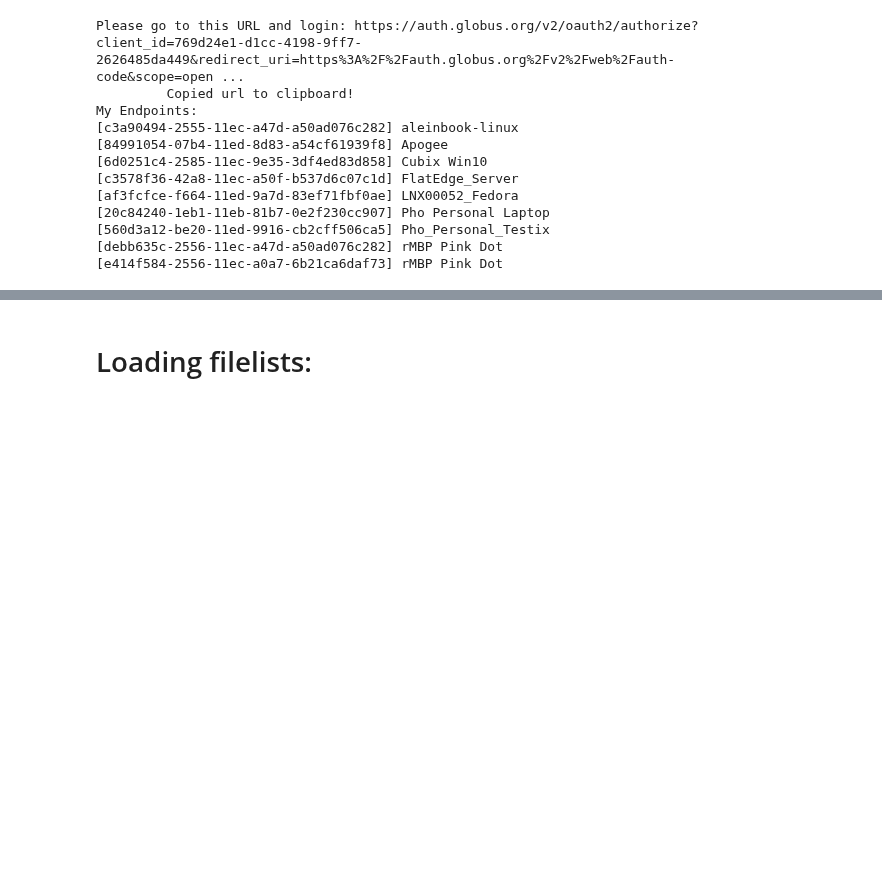
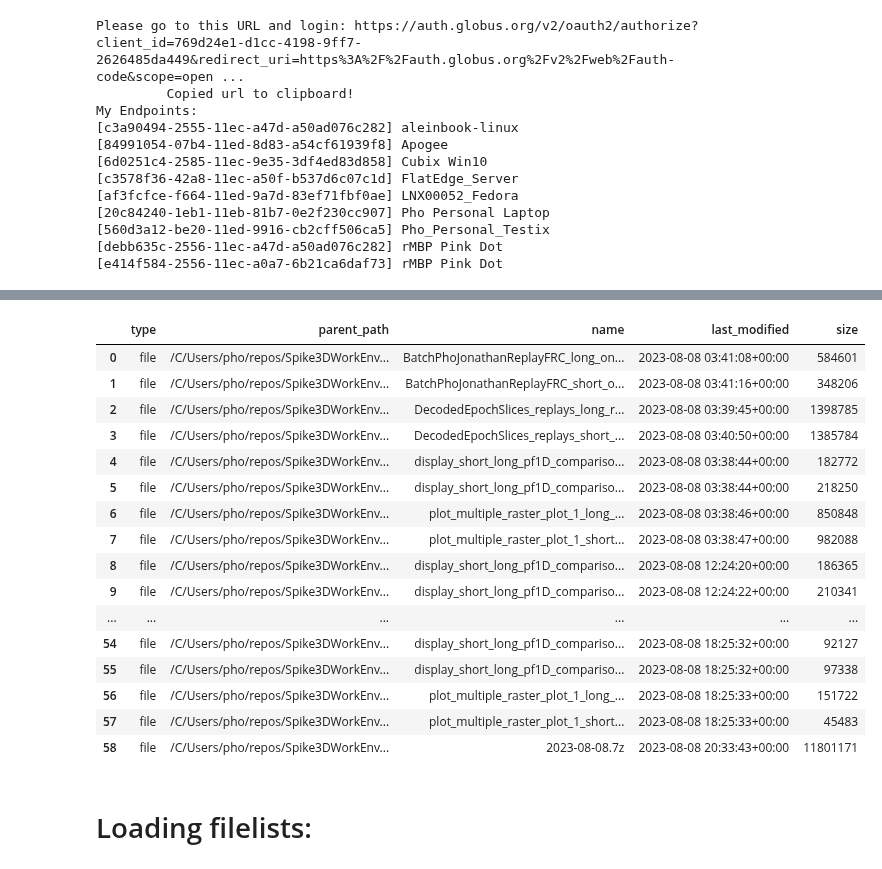
Before and after one commit to CommanderPho/PhoGlobusHelpers, a Jupyter notebook: notebooks/testing_notebook.ipynb, the cells around one changed output, grey strips where cells are left out. Saved outputs shown, nothing was run; the diff lists cells and outputs as text; code cells hidden in the pictures; blank space fills up the shorter version.

```diff
--- a/notebooks/testing_notebook.ipynb
+++ b/notebooks/testing_notebook.ipynb
@@ -95,3 +111,8 @@ Bookmark(bookmark_id='431c951e-96c6-11ed-9b93-19370d280681', name='kdiba DataDen
+# %%
+# Figure Outputs:
+lab_Greatlakes_ProgrammaticDisplayFunctionTesting_bookmark = Bookmark(bookmark_id='f479daf4-2039-11ee-80bc-a3018385fcef', name='umich#greatlakes - ProgrammaticDisplayFunctionTesting', endpoint_id='454f457e-a41b-4807-8775-d132f15a228f', path='/home/halechr/repos/Spike3D/EXTERNAL/Screenshots/ProgrammaticDisplayFunctionTesting/')
+lab_LNX00052_Fedora_ProgrammaticDisplayFunctionTesting_bookmark = Bookmark(bookmark_id='af68b1ea-20c7-11ee-818f-195c41bc0be4', name='LNX00052_Fedora - ProgrammaticDisplayFunctionTesting', endpoint_id='af3fcfce-f664-11ed-9a7d-83ef71fbf0ae', path='/home/halechr/repo/Spike3D/EXTERNAL/Screenshots/ProgrammaticDisplayFunctionTesting/')
+home_Apogee_ProgrammaticDisplayFunctionTesting_bookmark = Bookmark(bookmark_id='1c725da6-203a-11ee-80bc-a3018385fcef', name='Apogee - ProgrammaticDisplayFunctionTesting', endpoint_id='84991054-07b4-11ed-8d83-a54cf61939f8', path='/C/Users/pho/repos/Spike3DWorkEnv/Spike3D/EXTERNAL/Screenshots/ProgrammaticDisplayFunctionTesting/')
 # %%
 # target_bookmark: Bookmark = lab_DataDen_data_folder_bookmark
 target_bookmark: Bookmark = lab_Turbo_data_folder_bookmark
@@ -102,6 +123,27 @@ file_list.to_dataframe()
 # %%
 recent_file_list = connect_man.list_files(endpoint=target_bookmark.endpoint_id, path=target_bookmark.path, start_date="2023-08-07", end_date=None, should_list_recursively=False)
 recent_file_list.to_dataframe() #.columns
+# %%
+recent_file_list = connect_man.list_files(endpoint=home_Apogee_ProgrammaticDisplayFunctionTesting_bookmark.endpoint_id, path=home_Apogee_ProgrammaticDisplayFunctionTesting_bookmark.path, start_date="2023-08-07", end_date=None, should_list_recursively=True)
+recent_file_list.to_dataframe() #.columns
+# %% [output]
+|  | type | parent_path | name | last_modified | size |
+| 0 | file | /C/Users/pho/repos/Spike3DWorkEnv... | BatchPhoJonathanReplayFRC_long_on... | 2023-08-08 03:41:08+00:00 | 584601 |
+| 1 | file | /C/Users/pho/repos/Spike3DWorkEnv... | BatchPhoJonathanReplayFRC_short_o... | 2023-08-08 03:41:16+00:00 | 348206 |
+| 2 | file | /C/Users/pho/repos/Spike3DWorkEnv... | DecodedEpochSlices_replays_long_r... | 2023-08-08 03:39:45+00:00 | 1398785 |
+| 3 | file | /C/Users/pho/repos/Spike3DWorkEnv... | DecodedEpochSlices_replays_short_... | 2023-08-08 03:40:50+00:00 | 1385784 |
+| 4 | file | /C/Users/pho/repos/Spike3DWorkEnv... | display_short_long_pf1D_compariso... | 2023-08-08 03:38:44+00:00 | 182772 |
+| 5 | file | /C/Users/pho/repos/Spike3DWorkEnv... | display_short_long_pf1D_compariso... | 2023-08-08 03:38:44+00:00 | 218250 |
+| 6 | file | /C/Users/pho/repos/Spike3DWorkEnv... | plot_multiple_raster_plot_1_long_... | 2023-08-08 03:38:46+00:00 | 850848 |
+| 7 | file | /C/Users/pho/repos/Spike3DWorkEnv... | plot_multiple_raster_plot_1_short... | 2023-08-08 03:38:47+00:00 | 982088 |
+| 8 | file | /C/Users/pho/repos/Spike3DWorkEnv... | display_short_long_pf1D_compariso... | 2023-08-08 12:24:20+00:00 | 186365 |
+| 9 | file | /C/Users/pho/repos/Spike3DWorkEnv... | display_short_long_pf1D_compariso... | 2023-08-08 12:24:22+00:00 | 210341 |
+| ... | ... | ... | ... | ... | ... |
+| 54 | file | /C/Users/pho/repos/Spike3DWorkEnv... | display_short_long_pf1D_compariso... | 2023-08-08 18:25:32+00:00 | 92127 |
+| 55 | file | /C/Users/pho/repos/Spike3DWorkEnv... | display_short_long_pf1D_compariso... | 2023-08-08 18:25:32+00:00 | 97338 |
+| 56 | file | /C/Users/pho/repos/Spike3DWorkEnv... | plot_multiple_raster_plot_1_long_... | 2023-08-08 18:25:33+00:00 | 151722 |
+| 57 | file | /C/Users/pho/repos/Spike3DWorkEnv... | plot_multiple_raster_plot_1_short... | 2023-08-08 18:25:33+00:00 | 45483 |
+| 58 | file | /C/Users/pho/repos/Spike3DWorkEnv... | 2023-08-08.7z | 2023-08-08 20:33:43+00:00 | 11801171 |
 # %%
 recent_file_list = connect_man.list_files(endpoint=target_bookmark.endpoint_id, path=target_bookmark.path, start_date="2023-08-07", end_date=None, should_list_recursively=True)
 recent_file_list # 1m 44.7 sec
```
Also changed, not shown: parts of 9 cells of this notebook.
